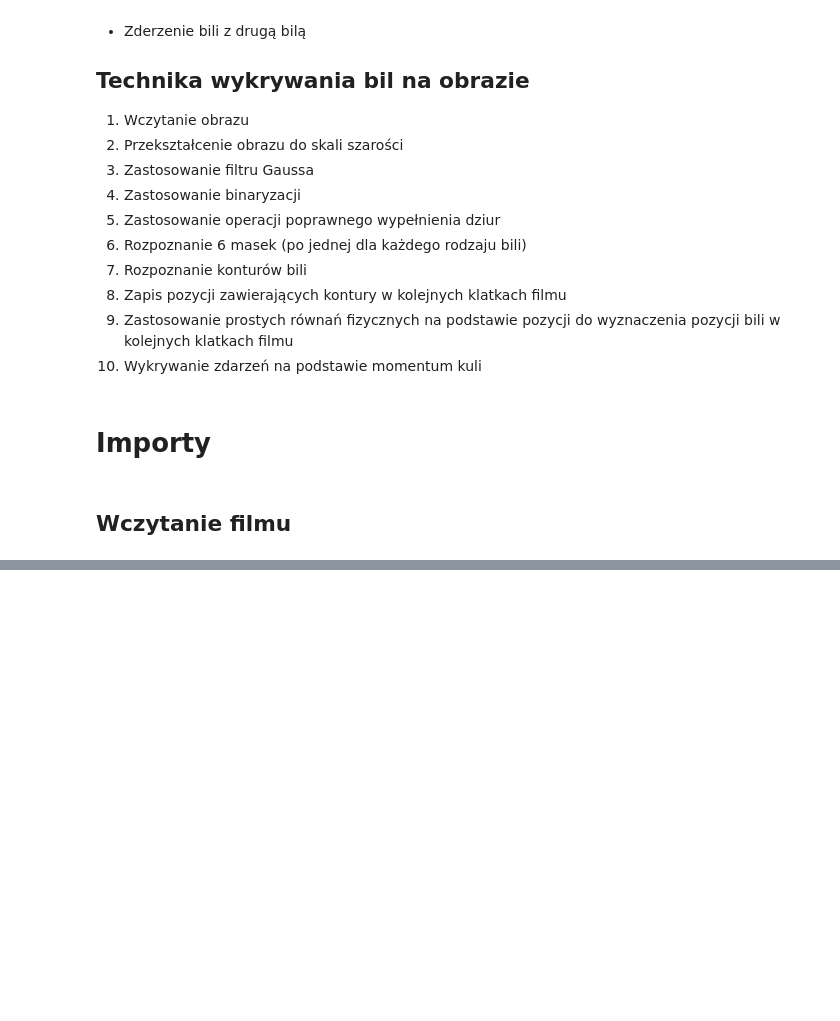
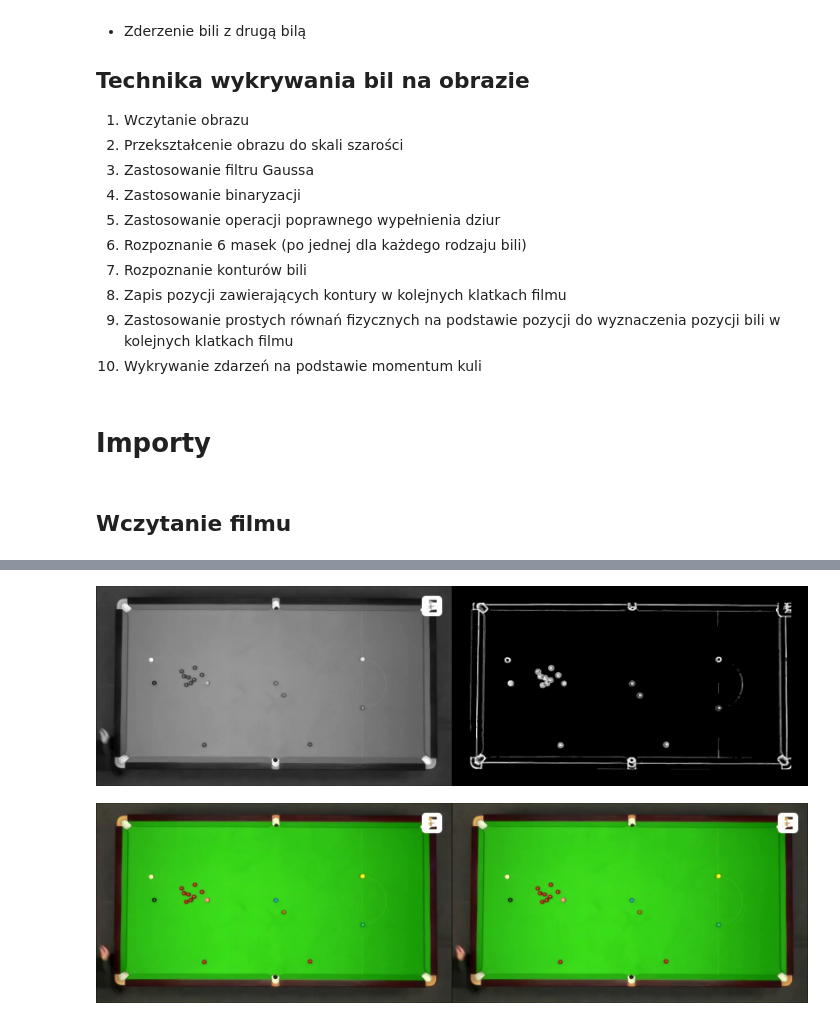
Before and after one commit to Mimikkk/study-master-2023-wk, a Jupyter notebook: project-2-image-description/notebook.ipynb, the cells around one changed output, grey strips where cells are left out. Saved outputs shown, nothing was run; the diff lists cells and outputs as text; code cells hidden in the pictures; blank space fills up the shorter version.

```diff
--- a/project-2-image-description/notebook.ipynb
+++ b/project-2-image-description/notebook.ipynb
@@ -106,0 +173,50 @@ Video info:
+# %%
+
+
+def clear_edges(image: NDArray[i8], size: int) -> NDArray[i8]:
+  image = image.copy()
+  image[:size, :] = 0
+  image[-size:, :] = 0
+  image[:, :size] = 0
+  image[:, -size:] = 0
+  return image
+
+
+def apply_threshold(image: NDArray[i8], under: int | None = None, over: int | None = None) -> NDArray[i8]:
+  image = image.copy()
+  if under is not None: image[image < under] = 0
+  if over is not None: image[image > over] = 0
+  return image
+
+
+def magnify_objects(image: np.ndarray) -> np.ndarray:
+  grayscale = cv2.cvtColor(image, cv2.COLOR_BGR2GRAY)
+  vertical_kernel = create_sobel_vertical_kernel()
+  horizontal_kernel = create_sobel_horizontal_kernel()
+
+  shift, _ = fft(grayscale)
+  vertical_shift, _ = fft(vertical_kernel, image.shape[:2])
+  horizontal_shift, _ = fft(horizontal_kernel, image.shape[:2])
+
+  vertical = ifft(shift * vertical_shift)
+  horizontal = ifft(shift * horizontal_shift)
+
+  intermediate = np.sqrt(vertical ** 2 + horizontal ** 2)
+  intermediate = intermediate.astype(np.uint8)
+  intermediate = cv2.dilate(intermediate, np.ones((3, 3)), iterations=1)
+  intermediate = apply_threshold(intermediate, 50)
+  intermediate = apply_proper_opening(intermediate, np.ones((16, 16)))
+  intermediate = apply_automedian(intermediate, np.ones((3, 3)))
+  intermediate = clear_edges(intermediate, 60)
+
+  return intermediate
+
+
+magnified = magnify_objects(image)
+grayscale = cv2.cvtColor(image, cv2.COLOR_BGR2GRAY)
+
+imshow(np.concatenate([grayscale, magnified], 1))
+imshow(np.concatenate([image, image], 1))
+# %% [output]
+[figure, added]
+[figure, added]
```
Also changed, not shown: parts of 8 cells of this notebook, 1 other file.
